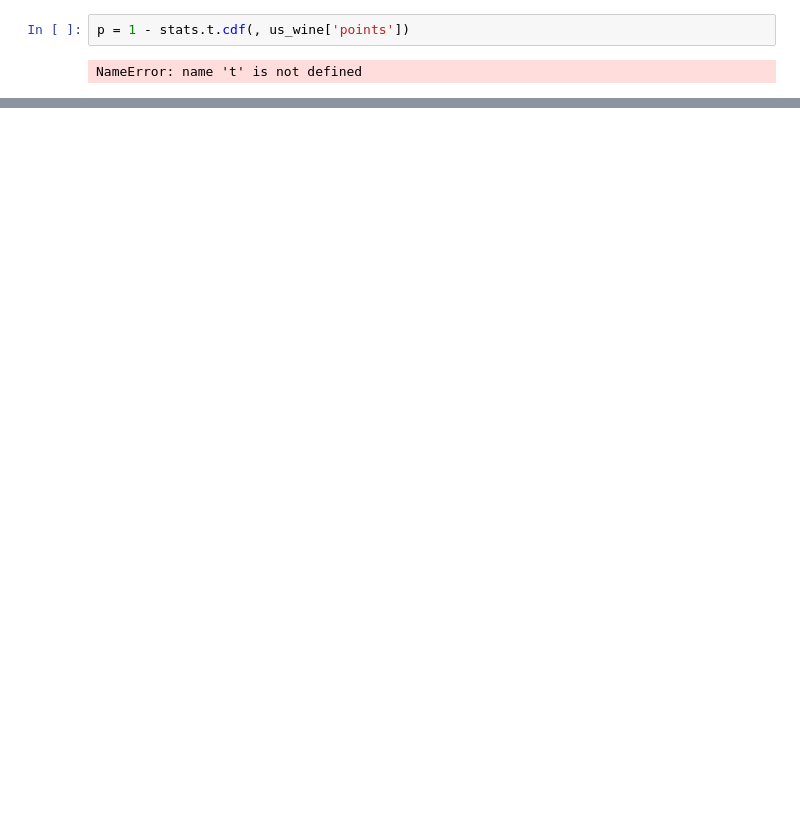
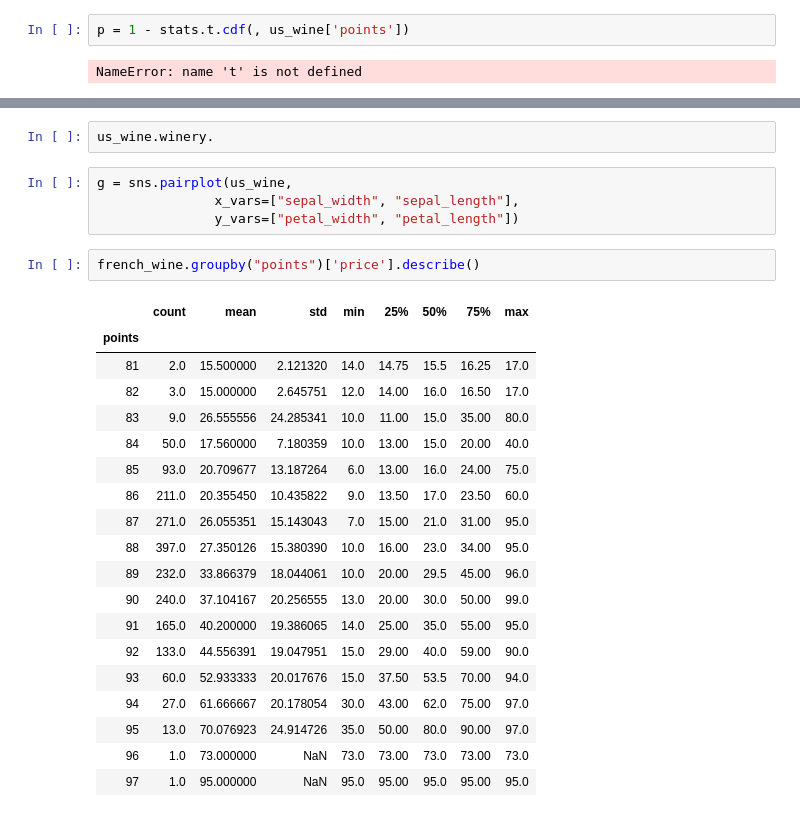
Before and after one commit to nzauner/Wine_Project, a Jupyter notebook: Clean_Wine_Data.ipynb, the cells around one changed output, grey strips where cells are left out. Drawn from its saved outputs; the diff is of its cells as text; blank space fills up the shorter version.

```diff
--- a/Clean_Wine_Data.ipynb
+++ b/Clean_Wine_Data.ipynb
@@ -194,0 +275,28 @@ NameError: name 't' is not defined
+# %%
+us_wine.winery.
+# %%
+g = sns.pairplot(us_wine,
+               x_vars=["sepal_width", "sepal_length"],
+               y_vars=["petal_width", "petal_length"])
+# %%
+french_wine.groupby("points")['price'].describe()
+# %% [output]
+|  | count | mean | std | min | 25% | 50% | 75% | max |
+| points |  |  |  |  |  |  |  |  |
+| 81 | 2.0 | 15.500000 | 2.121320 | 14.0 | 14.75 | 15.5 | 16.25 | 17.0 |
+| 82 | 3.0 | 15.000000 | 2.645751 | 12.0 | 14.00 | 16.0 | 16.50 | 17.0 |
+| 83 | 9.0 | 26.555556 | 24.285341 | 10.0 | 11.00 | 15.0 | 35.00 | 80.0 |
+| 84 | 50.0 | 17.560000 | 7.180359 | 10.0 | 13.00 | 15.0 | 20.00 | 40.0 |
+| 85 | 93.0 | 20.709677 | 13.187264 | 6.0 | 13.00 | 16.0 | 24.00 | 75.0 |
+| 86 | 211.0 | 20.355450 | 10.435822 | 9.0 | 13.50 | 17.0 | 23.50 | 60.0 |
+| 87 | 271.0 | 26.055351 | 15.143043 | 7.0 | 15.00 | 21.0 | 31.00 | 95.0 |
+| 88 | 397.0 | 27.350126 | 15.380390 | 10.0 | 16.00 | 23.0 | 34.00 | 95.0 |
+| 89 | 232.0 | 33.866379 | 18.044061 | 10.0 | 20.00 | 29.5 | 45.00 | 96.0 |
+| 90 | 240.0 | 37.104167 | 20.256555 | 13.0 | 20.00 | 30.0 | 50.00 | 99.0 |
+| 91 | 165.0 | 40.200000 | 19.386065 | 14.0 | 25.00 | 35.0 | 55.00 | 95.0 |
+| 92 | 133.0 | 44.556391 | 19.047951 | 15.0 | 29.00 | 40.0 | 59.00 | 90.0 |
+| 93 | 60.0 | 52.933333 | 20.017676 | 15.0 | 37.50 | 53.5 | 70.00 | 94.0 |
+| 94 | 27.0 | 61.666667 | 20.178054 | 30.0 | 43.00 | 62.0 | 75.00 | 97.0 |
+| 95 | 13.0 | 70.076923 | 24.914726 | 35.0 | 50.00 | 80.0 | 90.00 | 97.0 |
+| 96 | 1.0 | 73.000000 | NaN | 73.0 | 73.00 | 73.0 | 73.00 | 73.0 |
+| 97 | 1.0 | 95.000000 | NaN | 95.0 | 95.00 | 95.0 | 95.00 | 95.0 |
```
Also changed, not shown: parts of 10 cells of this notebook, 4 other files.
